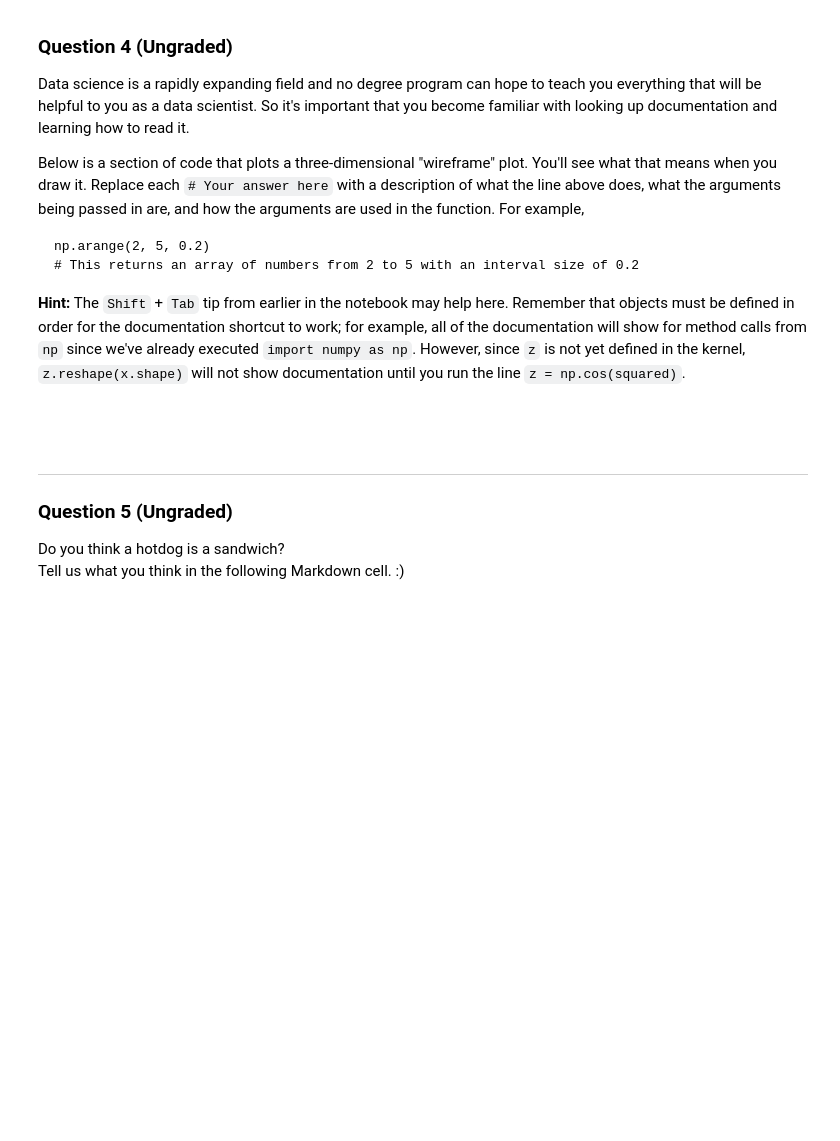
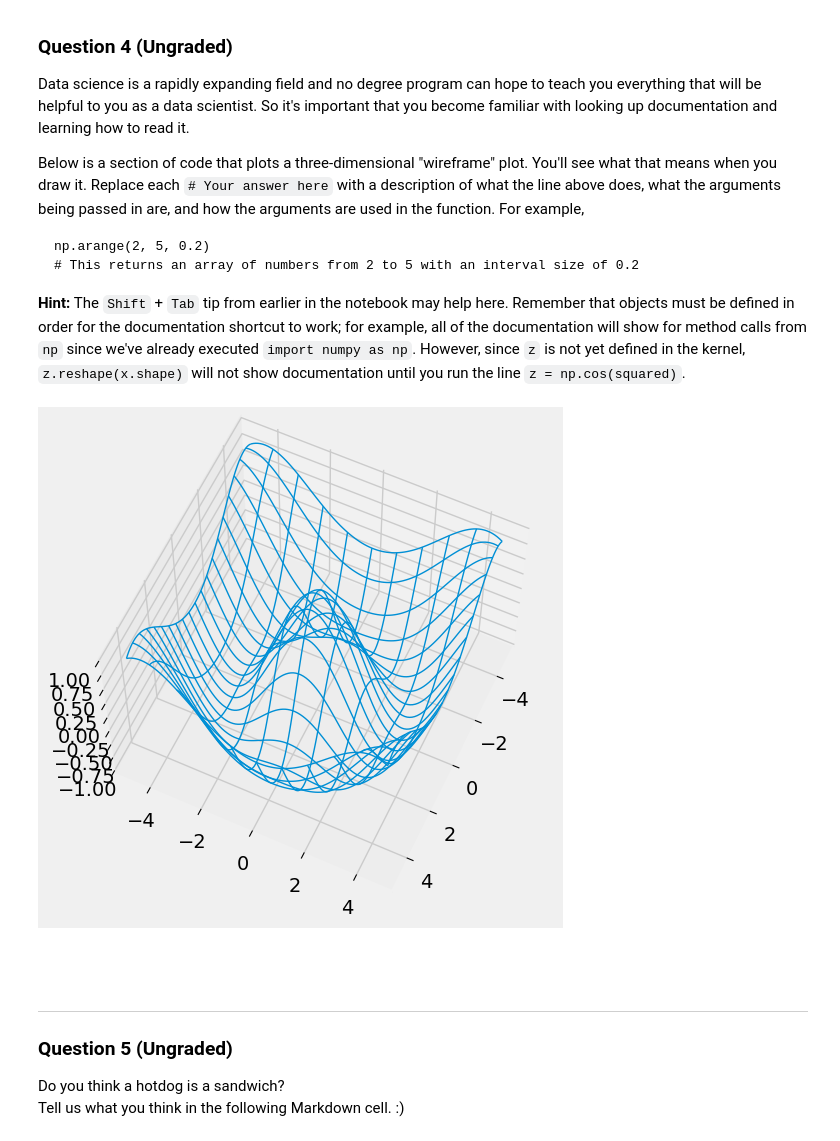
Before and after one commit to shimingyu1026/data100, a Jupyter notebook: week1/lab/lab01.ipynb, the cells around one changed output. Saved outputs shown, nothing was run; the diff lists cells and outputs as text; code cells hidden in the pictures; blank space fills up the shorter version.

```diff
--- a/week1/lab/lab01.ipynb
+++ b/week1/lab/lab01.ipynb
@@ -376,25 +472,27 @@ np.arange(2, 5, 0.2)
 # %%
 from mpl_toolkits.mplot3d import axes3d
 
 u = np.linspace(1.5 * np.pi, -1.5 * np.pi, 100)
 # Your answer here
 [x, y] = np.meshgrid(u, u)
 # Your answer here
 squared = np.sqrt(x.flatten() ** 2 + y.flatten() ** 2)
 z = np.cos(squared)
 # Your answer here
 z = z.reshape(x.shape)
 # Your answer here
 
 fig = plt.figure(figsize = (6, 6))
 ax = fig.add_subplot(111, projection = '3d')
 # Your answer here
-ax.plot_wireframe(x, y, z, rstride = 5, cstride = 5, lw = 2)
+ax.plot_wireframe(x, y, z, rstride = 10, cstride = 5, lw = 1)
 # Your answer here
 ax.view_init(elev = 60, azim = 25)
 # Your answer here
-plt.savefig("figure1.png")
+# plt.savefig("figure1.png")
 # Your answer here
+# %% [output]
+[figure, added]
 # %% [markdown]
 <br/><br/>
 
```
Also changed, not shown: parts of 28 cells of this notebook, 4 other files.
